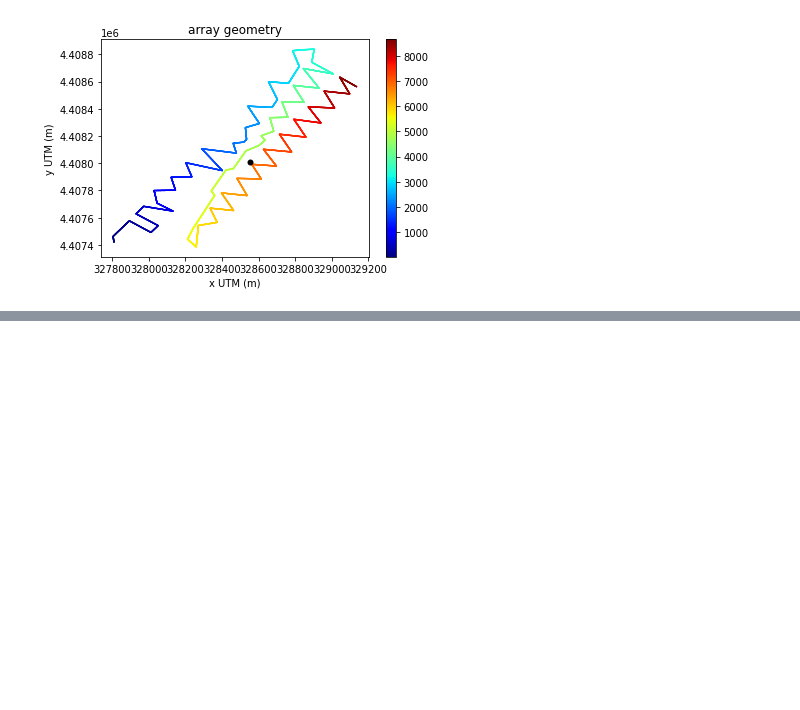
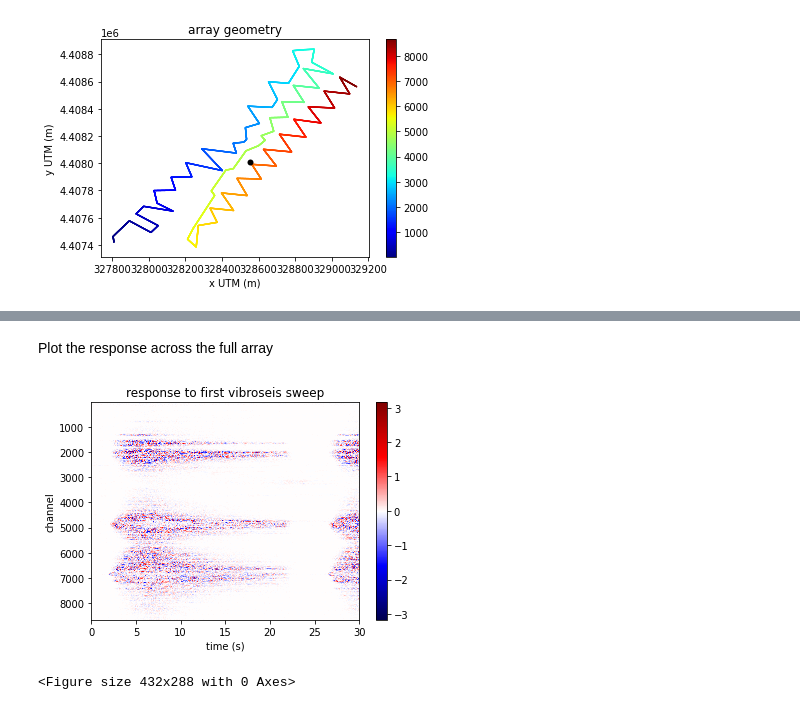
Before and after one commit to DAS-RCN/IntroToDASData, a Jupyter notebook: BradyHotSprings.ipynb, the cells around one changed output, grey strips where cells are left out. Saved outputs shown, nothing was run; the diff lists cells and outputs as text; code cells hidden in the pictures; blank space fills up the shorter version.

```diff
--- a/BradyHotSprings.ipynb
+++ b/BradyHotSprings.ipynb
@@ -116,0 +120,14 @@ plt.show()
+# %%
+nTxtFileHeader = 3200
+nBinFileHeader = 400
+nTraceHeader = 240
+def readTrace(infile,nSamples,dataLen,traceNumber,endian,startSample,nSamplesToRead):
+    '''infile is .sgy, nSamples is the number of samples per sensor, and traceNumber is the sensor number (start with 1),dataLen is number of bytes per data sample'''
+
+    fin = open(infile, 'rb') # open file for reading binary mode
+    startData = nTxtFileHeader+nBinFileHeader+nTraceHeader+(traceNumber-1)*(nTraceHeader+dataLen*nSamples)+startSample*dataLen
+    fin.seek(startData)
+    thisDataBinary = fin.read(nSamplesToRead*dataLen) # read binary bytes from file
+    fin.close()
+    thisDataArray = struct.unpack_from(endian+('f')*nSamplesToRead,thisDataBinary) # get data as a tuple of floats
+    return np.asarray(thisDataArray,dtype=np.float32)
@@ -116,0 +149,34 @@ plt.show()
+# %%
+# FIX THE READER ABOVE TO GET THESEE HEADERS AUTOMATICALLY
+# but correct file size and timing is acquired by
+# 8721 channels (starting with channel id -20 as the 0th channel)
+# 1000 samples per second
+# 30 seconds
+# 4 bytes per sample
+nChannels = 8721
+samplesPerSecond = 1000
+secondsPerRecord = 30
+nSamples = samplesPerSecond * secondsPerRecord
+bytesPerSample = 4
+chNumberFor0thTrace = -20
+startTrNumber = minRow # for full array # for one segment do 5275
+endTrNumber =  maxRow # for full array # for one segment do 5490 # note, this is assuming trace 0 is ch -20
+datafile = "PoroTomo_iDAS16043_160325140048.sgy"
+
+
+data = np.zeros((endTrNumber-startTrNumber+1,nSamples))
+for tr in range(startTrNumber,endTrNumber+1):
+	data[tr-startTrNumber,:] = readTrace(datafile, nSamples, bytesPerSample, tr, '>', 0, nSamples)
+# %% [markdown]
+Plot the response across the full array
+# %%
+plt.imshow(data,aspect='auto',extent=(0,secondsPerRecord,endTrNumber+chNumberFor0thTrace,startTrNumber+chNumberFor0thTrace),interpolation='none',cmap=plt.get_cmap('seismic'))
+plt.xlabel('time (s)')
+plt.ylabel('channel')
+plt.title('response to first vibroseis sweep')
+plt.colorbar()
+plt.show()
+plt.clf()
+# %% [output]
+[figure, added]
+<Figure size 432x288 with 0 Axes>
```
Also changed, not shown: parts of 6 cells of this notebook.
